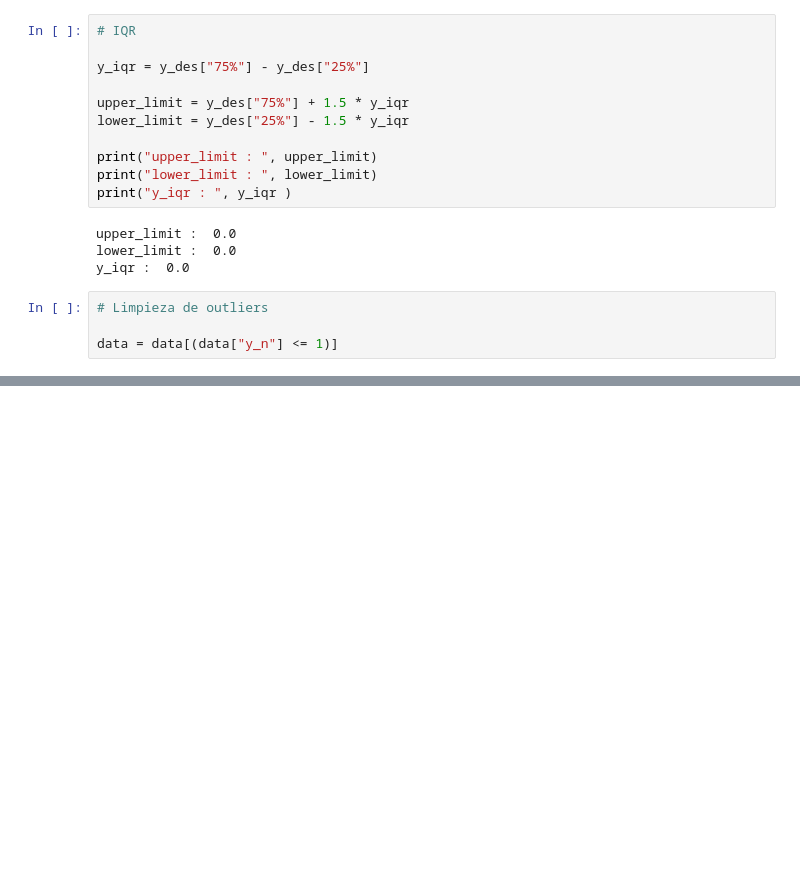
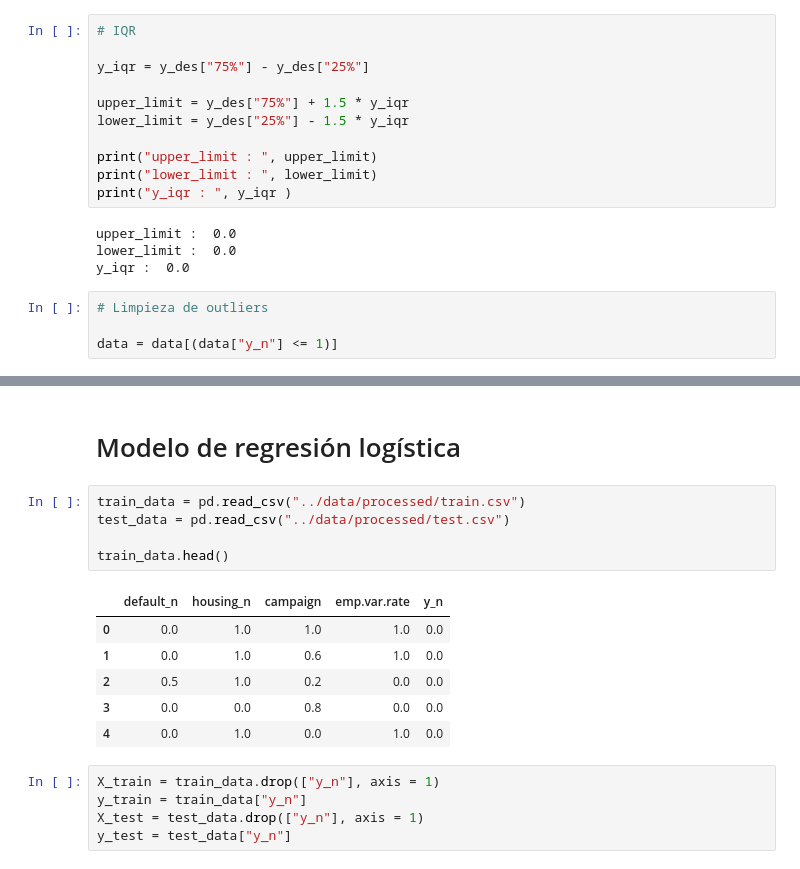
Before and after one commit to Eleiny9/mi-primer-ML, a Jupyter notebook: src/explore.ipynb, the cells around one changed output, grey strips where cells are left out. Saved outputs shown, nothing was run; the diff lists cells and outputs as text; blank space fills up the shorter version.

```diff
--- a/src/explore.ipynb
+++ b/src/explore.ipynb
@@ -820,0 +906,19 @@ data = data[(data["y_n"] <= 1)]
+# %% [markdown]
+# Modelo de regresión logística
+# %%
+train_data = pd.read_csv("../data/processed/train.csv")
+test_data = pd.read_csv("../data/processed/test.csv")
+
+train_data.head()
+# %% [output]
+|  | default_n | housing_n | campaign | emp.var.rate | y_n |
+| 0 | 0.0 | 1.0 | 1.0 | 1.0 | 0.0 |
+| 1 | 0.0 | 1.0 | 0.6 | 1.0 | 0.0 |
+| 2 | 0.5 | 1.0 | 0.2 | 0.0 | 0.0 |
+| 3 | 0.0 | 0.0 | 0.8 | 0.0 | 0.0 |
+| 4 | 0.0 | 1.0 | 0.0 | 1.0 | 0.0 |
+# %%
+X_train = train_data.drop(["y_n"], axis = 1)
+y_train = train_data["y_n"]
+X_test = test_data.drop(["y_n"], axis = 1)
+y_test = test_data["y_n"]
```
Also changed, not shown: parts of 9 cells of this notebook, 2 other files.
